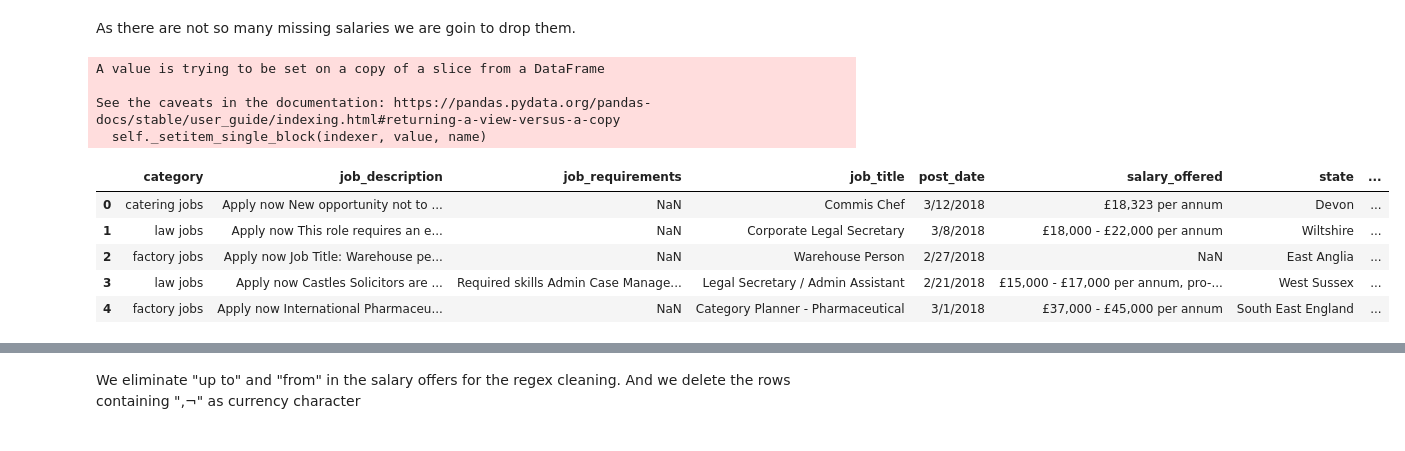
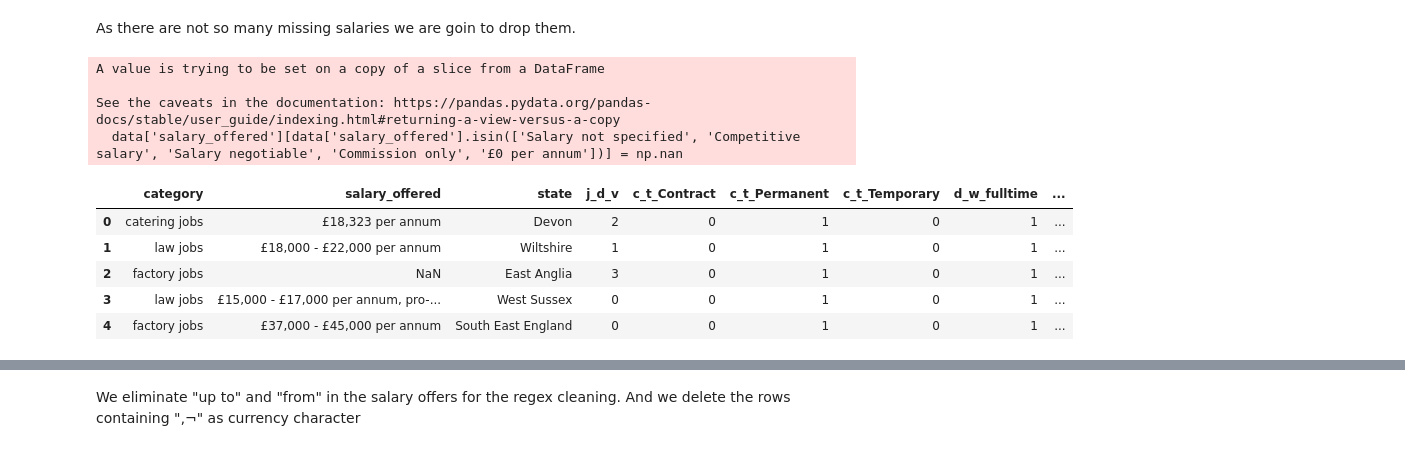
Before and after one commit to JorgeOsorio97/Torre, a Jupyter notebook: Technical Test Torre.ipynb, the cells around one changed output, grey strips where cells are left out. Drawn from its saved outputs; the diff is of its cells as text; code cells hidden in the pictures.

```diff
--- a/Technical Test Torre.ipynb
+++ b/Technical Test Torre.ipynb
@@ -91,7 +94,7 @@ Because we only are missing 20 values and this is nos a significant number of re
 
 Also as city is directly correlated with state, we are going to simlplify the model by just using state.
 # %%
-data = data.drop(columns=['geo', 'job_board', 'city', 'company_name'])
+data = data.drop(columns=['geo', 'job_board', 'city', 'company_name','job_title', 'post_date'])
 data = data[np.logical_not(data['state'].isnull())].reset_index(drop=True)
 data.head()
 # %% [output]
@@ -271,14 +272,13 @@ def txt_cluster_model(category, data):
 
 txt_cluster_models = {cat: txt_cluster_model(cat, data) for cat in data['category'].drop_duplicates()}
 # %%
-temp_ser = pd.Series()
+temp_ser = pd.Series(dtype=int)
 for cat in data['category'].drop_duplicates():
     data_cat = data['job_description'].loc[data['category'] == cat]
     temp_ser = temp_ser.append(
         data['job_description'].loc[data['category'] == cat].map(
-            lambda x: txt_cluster_models[cat]([x])
+            lambda x: txt_cluster_models[cat]([x])[0]
         )
     )
-    print(cat)
 temp_ser
 # %% [output]
@@ -330,4 +297,6 @@ pd.concat([data, temp_ser], )
 # %%
 temp_ser = temp_ser.rename('j_d_v')
-data.join(temp_ser)
+data = data.join(temp_ser)
+data = data.drop(columns=['job_description', 'job_requirements'])
+data.head()
 # %% [output]
@@ -395,5 +308,0 @@ Name: job_description, Length: 283, dtype: object
-# %%
-data['j_d_v'] = data[['category','job_description']].apply(
-    lambda x: txt_pca_models[x['category']]([x['job_description']]),
-    axis=1
-)
@@ -487,19 +388,19 @@ len(data['salary_offered'].loc[data['salary_offered'].isin(['Salary not specifie
 # %% [markdown]
 As there are not so many missing salaries we are goin to drop them.
 # %%
-data['salary_offered'].loc[data['salary_offered'].isin(['Salary not specified', 'Competitive salary', 'Salary negotiable', 'Commission only', '£0 per annum'])] = np.nan
+data['salary_offered'][data['salary_offered'].isin(['Salary not specified', 'Competitive salary', 'Salary negotiable', 'Commission only', '£0 per annum'])] = np.nan
 data.head()
 # %% [output]
 A value is trying to be set on a copy of a slice from a DataFrame
 
 See the caveats in the documentation: https://pandas.pydata.org/pandas-docs/stable/user_guide/indexing.html#returning-a-view-versus-a-copy
-  self._setitem_single_block(indexer, value, name)
+  data['salary_offered'][data['salary_offered'].isin(['Salary not specified', 'Competitive salary', 'Salary negotiable', 'Commission only', '£0 per annum'])] = np.nan
-|  | category | job_description | job_requirements | job_title | post_date | salary_offered | state | ... |
-| 0 | catering jobs | Apply now New opportunity not to ... | NaN | Commis Chef | 3/12/2018 | £18,323 per annum | Devon | ... |
-| 1 | law jobs | Apply now This role requires an e... | NaN | Corporate Legal Secretary | 3/8/2018 | £18,000 - £22,000 per annum | Wiltshire | ... |
-| 2 | factory jobs | Apply now Job Title: Warehouse pe... | NaN | Warehouse Person | 2/27/2018 | NaN | East Anglia | ... |
-| 3 | law jobs | Apply now Castles Solicitors are ... | Required skills Admin Case Manage... | Legal Secretary / Admin Assistant | 2/21/2018 | £15,000 - £17,000 per annum, pro-... | West Sussex | ... |
-| 4 | factory jobs | Apply now International Pharmaceu... | NaN | Category Planner - Pharmaceutical | 3/1/2018 | £37,000 - £45,000 per annum | South East England | ... |
+|  | category | salary_offered | state | j_d_v | c_t_Contract | c_t_Permanent | c_t_Temporary | d_w_fulltime | ... |
+| 0 | catering jobs | £18,323 per annum | Devon | 2 | 0 | 1 | 0 | 1 | ... |
+| 1 | law jobs | £18,000 - £22,000 per annum | Wiltshire | 1 | 0 | 1 | 0 | 1 | ... |
+| 2 | factory jobs | NaN | East Anglia | 3 | 0 | 1 | 0 | 1 | ... |
+| 3 | law jobs | £15,000 - £17,000 per annum, pro-... | West Sussex | 0 | 0 | 1 | 0 | 1 | ... |
+| 4 | factory jobs | £37,000 - £45,000 per annum | South East England | 0 | 0 | 1 | 0 | 1 | ... |
 # %%
 data = data.dropna(subset=['salary_offered']).reset_index(drop=True)
 data.head()
```
Also changed, not shown: parts of 40 cells of this notebook.
